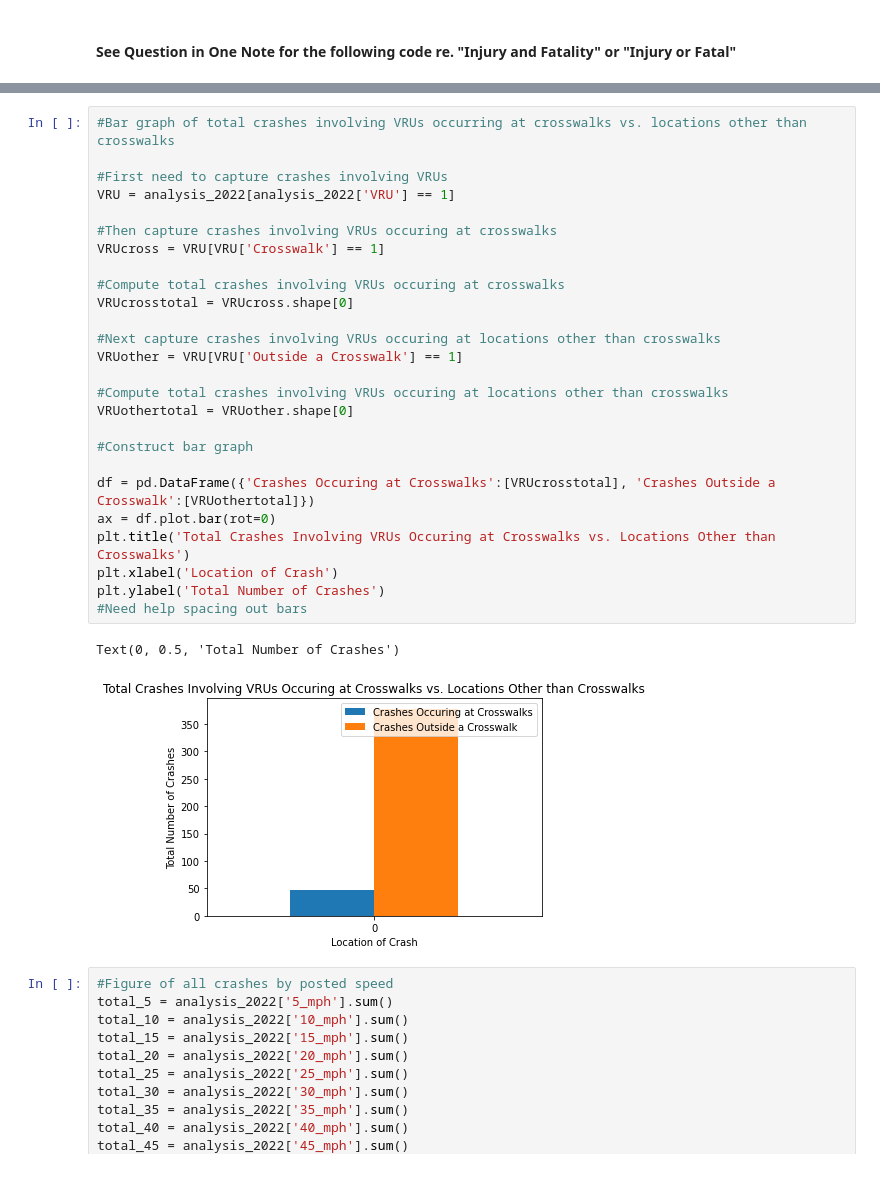
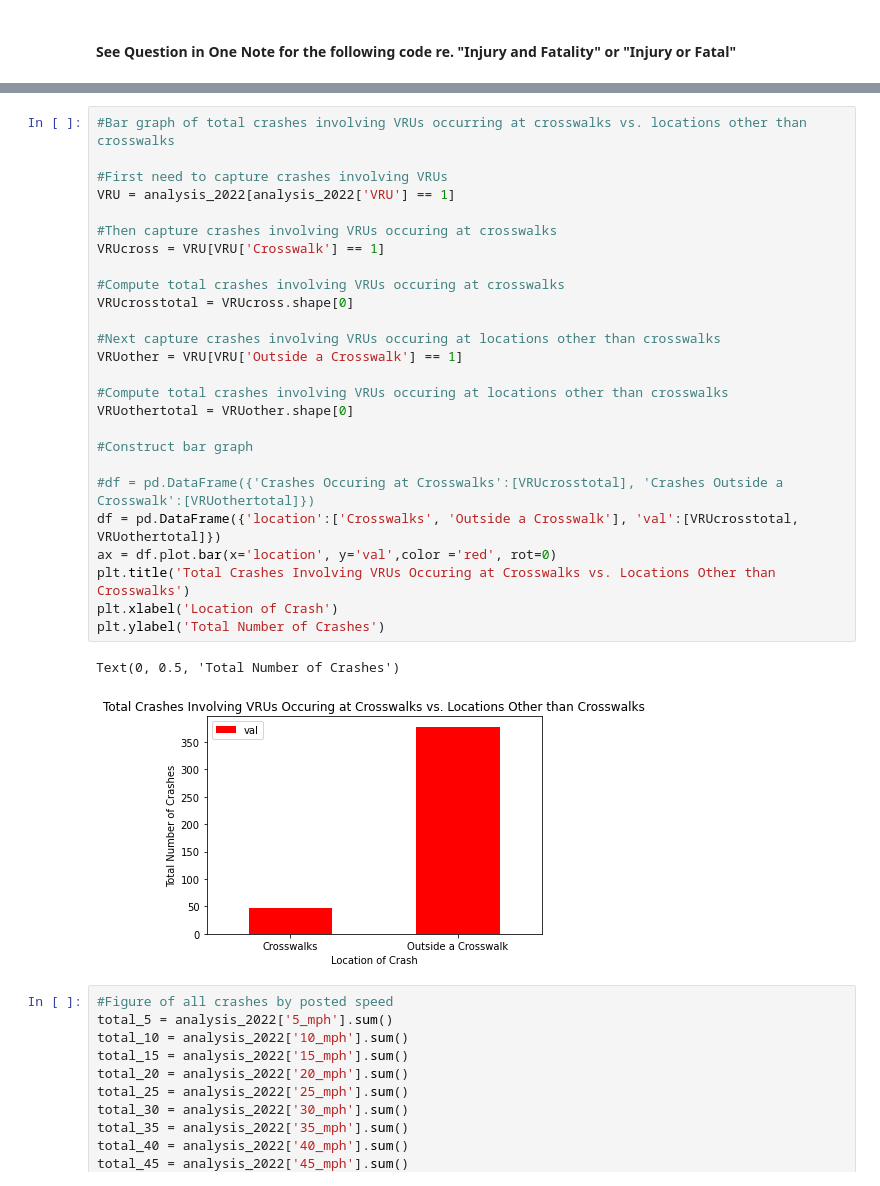
Before and after one commit to VolpeUSDOT/NPS-Region-Crash-Briefing, a Jupyter notebook: data analysis notebooks/Test Run of Automated Python Reports - Smitha .ipynb, the cells around one changed output, grey strips where cells are left out. Saved outputs shown, nothing was run; the diff lists cells and outputs as text.

```diff
--- a/data analysis notebooks/Test Run of Automated Python Reports - Smitha .ipynb
+++ b/data analysis notebooks/Test Run of Automated Python Reports - Smitha .ipynb
@@ -423,32 +423,32 @@ print(injuryandfatality_VRU)
 # %%
 #Bar graph of total crashes involving VRUs occurring at crosswalks vs. locations other than crosswalks
 
 #First need to capture crashes involving VRUs
 VRU = analysis_2022[analysis_2022['VRU'] == 1]
 
 #Then capture crashes involving VRUs occuring at crosswalks
 VRUcross = VRU[VRU['Crosswalk'] == 1]
 
 #Compute total crashes involving VRUs occuring at crosswalks
 VRUcrosstotal = VRUcross.shape[0]
 
 #Next capture crashes involving VRUs occuring at locations other than crosswalks
 VRUother = VRU[VRU['Outside a Crosswalk'] == 1]
 
 #Compute total crashes involving VRUs occuring at locations other than crosswalks
 VRUothertotal = VRUother.shape[0]
 
 #Construct bar graph
 
-df = pd.DataFrame({'Crashes Occuring at Crosswalks':[VRUcrosstotal], 'Crashes Outside a Crosswalk':[VRUothertotal]})
-ax = df.plot.bar(rot=0)
+#df = pd.DataFrame({'Crashes Occuring at Crosswalks':[VRUcrosstotal], 'Crashes Outside a Crosswalk':[VRUothertotal]})
+df = pd.DataFrame({'location':['Crosswalks', 'Outside a Crosswalk'], 'val':[VRUcrosstotal, VRUothertotal]})
+ax = df.plot.bar(x='location', y='val',color ='red', rot=0)
 plt.title('Total Crashes Involving VRUs Occuring at Crosswalks vs. Locations Other than Crosswalks')
 plt.xlabel('Location of Crash')
 plt.ylabel('Total Number of Crashes')
-#Need help spacing out bars
 # %% [output]
 Text(0, 0.5, 'Total Number of Crashes')
-[figure, old version]
+[figure, new version]
 # %%
 #Figure of all crashes by posted speed
 total_5 = analysis_2022['5_mph'].sum()
```
Also changed, not shown: parts of 2 cells of this notebook.
